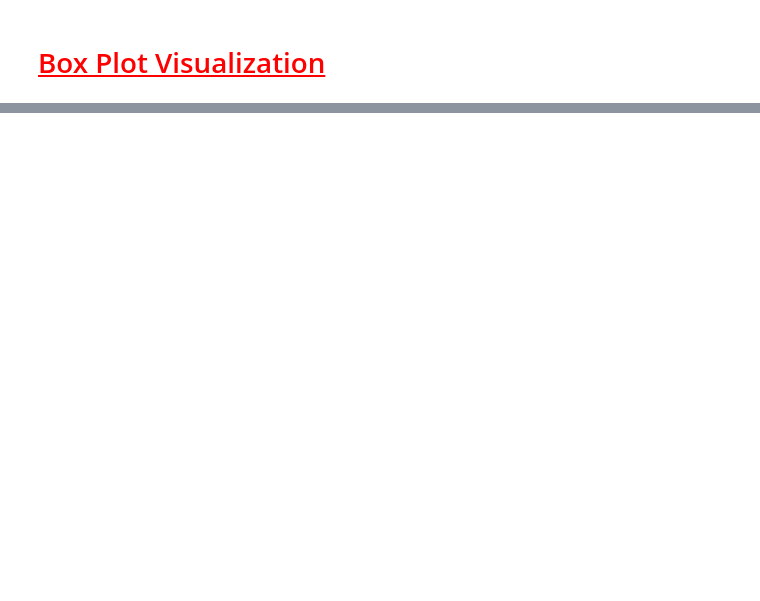
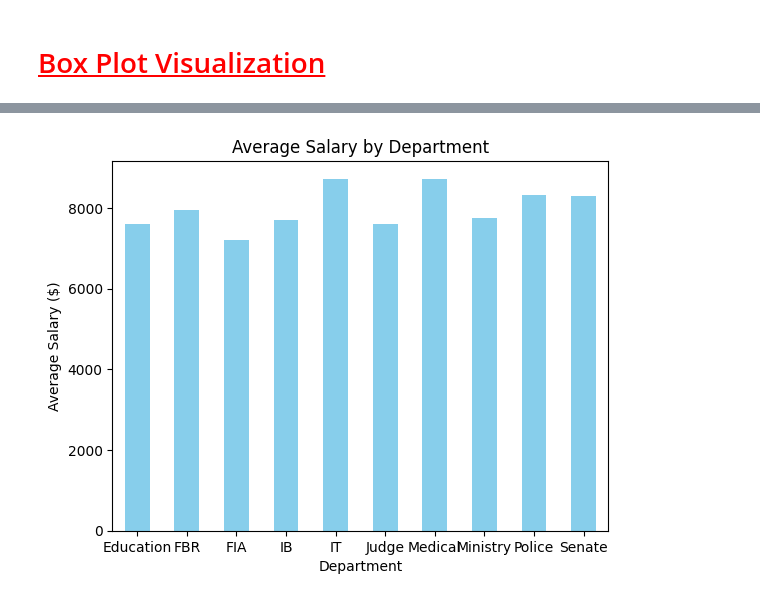
Before and after one commit to TouseefDataScientist/Artificialintelligence, a Jupyter notebook: Assignment_Employee.ipynb, the cells around one changed output, grey strips where cells are left out. Saved outputs shown, nothing was run; the diff lists cells and outputs as text; code cells hidden in the pictures; blank space fills up the shorter version.

```diff
--- a/Assignment_Employee.ipynb
+++ b/Assignment_Employee.ipynb
@@ -357,0 +372,6 @@ ValueError: num must be an integer with 1 <= num <= 4, not 5
+# %%
+grouped = df.groupby('Department').agg(
+    average_salary=('Salary', 'mean'),
+    total_employees=('Salary', 'size')
+)
+grouped['average_salary'].round(2).head()
@@ -357,0 +389,9 @@ ValueError: num must be an integer with 1 <= num <= 4, not 5
+# %%
+grouped['average_salary'].plot(kind='bar', color='skyblue')
+plt.title('Average Salary by Department')
+plt.xlabel('Department')
+plt.ylabel('Average Salary ($)')
+plt.xticks(rotation=0)
+plt.show()
+# %% [output]
+[figure, added]
```
Also changed, not shown: parts of 28 cells of this notebook.
